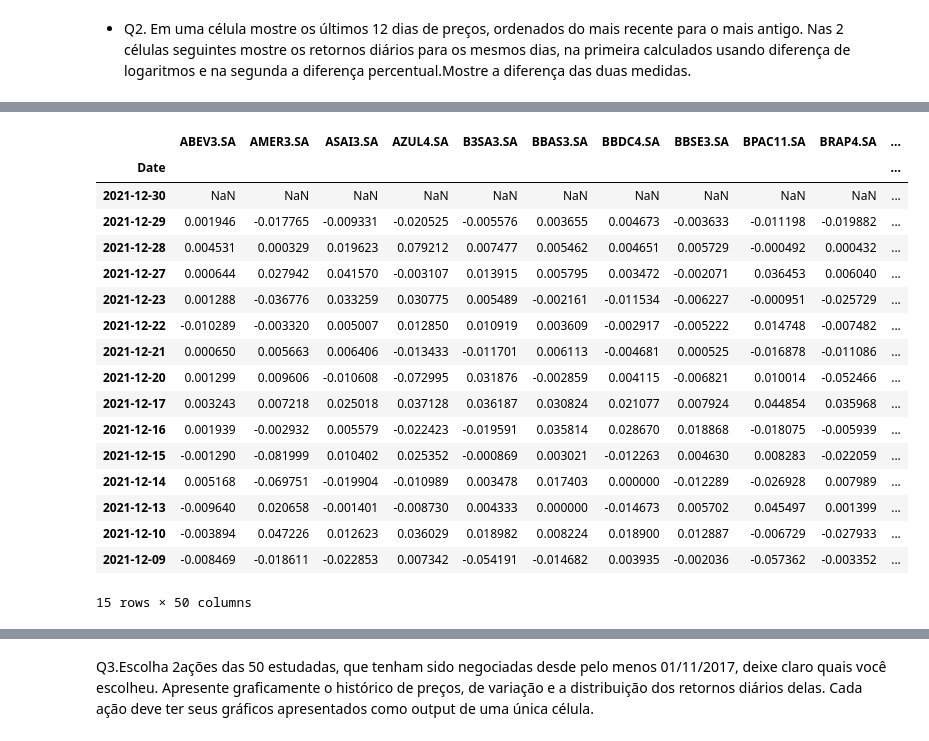
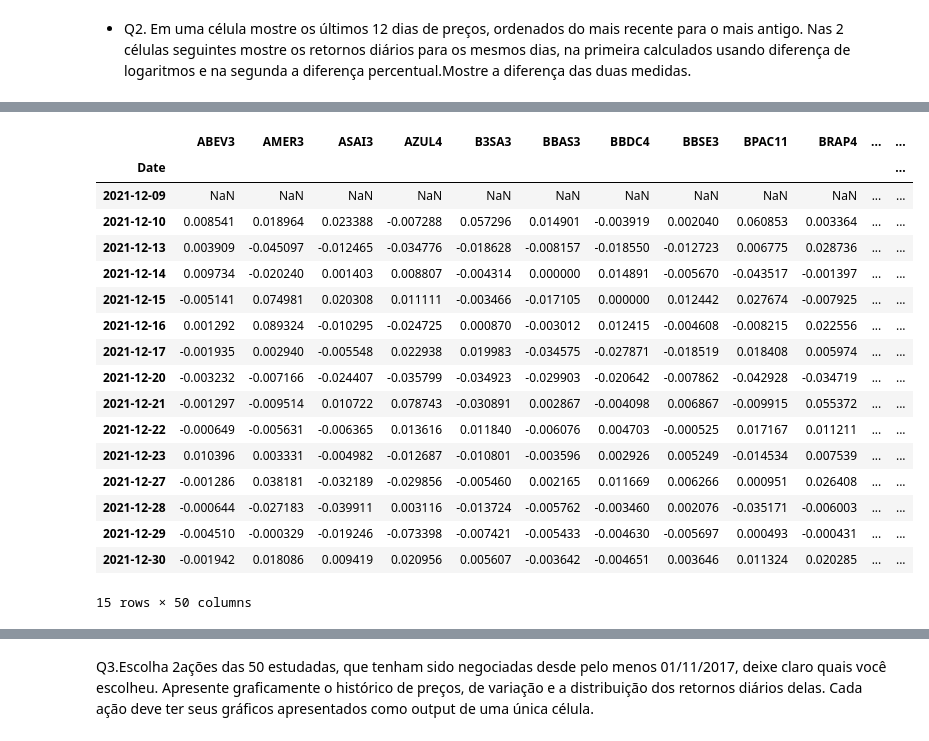
Before and after one commit to k-marcelino/Case-Safra_quant, a Jupyter notebook: safra_quant.ipynb, the cells around one changed output, grey strips where cells are left out. Saved outputs shown, nothing was run; the diff lists cells and outputs as text; code cells hidden in the pictures.

```diff
--- a/safra_quant.ipynb
+++ b/safra_quant.ipynb
@@ -173,5 +179,5 @@ ValueError: Invalid fill method. Expecting pad (ffill) or backfill (bfill). Got
 # %%
 # Last 12 days sorted from newest to oldest
-last12 = prices.tail(15).sort_values(by='Date', ascending=False)
-last12
+last12 = prices.tail(15)
+last12.sort_values(by='Date', ascending=False)
 # %% [output]
@@ -219,23 +224,24 @@ np.log(last12/ last12.shift(1))
 15 rows × 50 columns
 # %%
 # Retorno Percentual
-last12.pct_change()
+pct_return = last12.pct_change()
+pct_return
 # %% [output]
-|  | ABEV3.SA | AMER3.SA | ASAI3.SA | AZUL4.SA | B3SA3.SA | BBAS3.SA | BBDC4.SA | BBSE3.SA | BPAC11.SA | BRAP4.SA | ... |
-| Date |  |  |  |  |  |  |  |  |  |  | ... |
-| 2021-12-30 | NaN | NaN | NaN | NaN | NaN | NaN | NaN | NaN | NaN | NaN | ... |
-| 2021-12-29 | 0.001946 | -0.017765 | -0.009331 | -0.020525 | -0.005576 | 0.003655 | 0.004673 | -0.003633 | -0.011198 | -0.019882 | ... |
-| 2021-12-28 | 0.004531 | 0.000329 | 0.019623 | 0.079212 | 0.007477 | 0.005462 | 0.004651 | 0.005729 | -0.000492 | 0.000432 | ... |
-| 2021-12-27 | 0.000644 | 0.027942 | 0.041570 | -0.003107 | 0.013915 | 0.005795 | 0.003472 | -0.002071 | 0.036453 | 0.006040 | ... |
-| 2021-12-23 | 0.001288 | -0.036776 | 0.033259 | 0.030775 | 0.005489 | -0.002161 | -0.011534 | -0.006227 | -0.000951 | -0.025729 | ... |
-| 2021-12-22 | -0.010289 | -0.003320 | 0.005007 | 0.012850 | 0.010919 | 0.003609 | -0.002917 | -0.005222 | 0.014748 | -0.007482 | ... |
-| 2021-12-21 | 0.000650 | 0.005663 | 0.006406 | -0.013433 | -0.011701 | 0.006113 | -0.004681 | 0.000525 | -0.016878 | -0.011086 | ... |
-| 2021-12-20 | 0.001299 | 0.009606 | -0.010608 | -0.072995 | 0.031876 | -0.002859 | 0.004115 | -0.006821 | 0.010014 | -0.052466 | ... |
-| 2021-12-17 | 0.003243 | 0.007218 | 0.025018 | 0.037128 | 0.036187 | 0.030824 | 0.021077 | 0.007924 | 0.044854 | 0.035968 | ... |
-| 2021-12-16 | 0.001939 | -0.002932 | 0.005579 | -0.022423 | -0.019591 | 0.035814 | 0.028670 | 0.018868 | -0.018075 | -0.005939 | ... |
-| 2021-12-15 | -0.001290 | -0.081999 | 0.010402 | 0.025352 | -0.000869 | 0.003021 | -0.012263 | 0.004630 | 0.008283 | -0.022059 | ... |
-| 2021-12-14 | 0.005168 | -0.069751 | -0.019904 | -0.010989 | 0.003478 | 0.017403 | 0.000000 | -0.012289 | -0.026928 | 0.007989 | ... |
-| 2021-12-13 | -0.009640 | 0.020658 | -0.001401 | -0.008730 | 0.004333 | 0.000000 | -0.014673 | 0.005702 | 0.045497 | 0.001399 | ... |
-| 2021-12-10 | -0.003894 | 0.047226 | 0.012623 | 0.036029 | 0.018982 | 0.008224 | 0.018900 | 0.012887 | -0.006729 | -0.027933 | ... |
-| 2021-12-09 | -0.008469 | -0.018611 | -0.022853 | 0.007342 | -0.054191 | -0.014682 | 0.003935 | -0.002036 | -0.057362 | -0.003352 | ... |
+|  | ABEV3 | AMER3 | ASAI3 | AZUL4 | B3SA3 | BBAS3 | BBDC4 | BBSE3 | BPAC11 | BRAP4 | ... | ... |
+| Date |  |  |  |  |  |  |  |  |  |  |  | ... |
+| 2021-12-09 | NaN | NaN | NaN | NaN | NaN | NaN | NaN | NaN | NaN | NaN | ... | ... |
+| 2021-12-10 | 0.008541 | 0.018964 | 0.023388 | -0.007288 | 0.057296 | 0.014901 | -0.003919 | 0.002040 | 0.060853 | 0.003364 | ... | ... |
+| 2021-12-13 | 0.003909 | -0.045097 | -0.012465 | -0.034776 | -0.018628 | -0.008157 | -0.018550 | -0.012723 | 0.006775 | 0.028736 | ... | ... |
+| 2021-12-14 | 0.009734 | -0.020240 | 0.001403 | 0.008807 | -0.004314 | 0.000000 | 0.014891 | -0.005670 | -0.043517 | -0.001397 | ... | ... |
+| 2021-12-15 | -0.005141 | 0.074981 | 0.020308 | 0.011111 | -0.003466 | -0.017105 | 0.000000 | 0.012442 | 0.027674 | -0.007925 | ... | ... |
+| 2021-12-16 | 0.001292 | 0.089324 | -0.010295 | -0.024725 | 0.000870 | -0.003012 | 0.012415 | -0.004608 | -0.008215 | 0.022556 | ... | ... |
+| 2021-12-17 | -0.001935 | 0.002940 | -0.005548 | 0.022938 | 0.019983 | -0.034575 | -0.027871 | -0.018519 | 0.018408 | 0.005974 | ... | ... |
+| 2021-12-20 | -0.003232 | -0.007166 | -0.024407 | -0.035799 | -0.034923 | -0.029903 | -0.020642 | -0.007862 | -0.042928 | -0.034719 | ... | ... |
+| 2021-12-21 | -0.001297 | -0.009514 | 0.010722 | 0.078743 | -0.030891 | 0.002867 | -0.004098 | 0.006867 | -0.009915 | 0.055372 | ... | ... |
+| 2021-12-22 | -0.000649 | -0.005631 | -0.006365 | 0.013616 | 0.011840 | -0.006076 | 0.004703 | -0.000525 | 0.017167 | 0.011211 | ... | ... |
+| 2021-12-23 | 0.010396 | 0.003331 | -0.004982 | -0.012687 | -0.010801 | -0.003596 | 0.002926 | 0.005249 | -0.014534 | 0.007539 | ... | ... |
+| 2021-12-27 | -0.001286 | 0.038181 | -0.032189 | -0.029856 | -0.005460 | 0.002165 | 0.011669 | 0.006266 | 0.000951 | 0.026408 | ... | ... |
+| 2021-12-28 | -0.000644 | -0.027183 | -0.039911 | 0.003116 | -0.013724 | -0.005762 | -0.003460 | 0.002076 | -0.035171 | -0.006003 | ... | ... |
+| 2021-12-29 | -0.004510 | -0.000329 | -0.019246 | -0.073398 | -0.007421 | -0.005433 | -0.004630 | -0.005697 | 0.000493 | -0.000431 | ... | ... |
+| 2021-12-30 | -0.001942 | 0.018086 | 0.009419 | 0.020956 | 0.005607 | -0.003642 | -0.004651 | 0.003646 | 0.011324 | 0.020285 | ... | ... |
 15 rows × 50 columns
```
Also changed, not shown: parts of 17 cells of this notebook.
